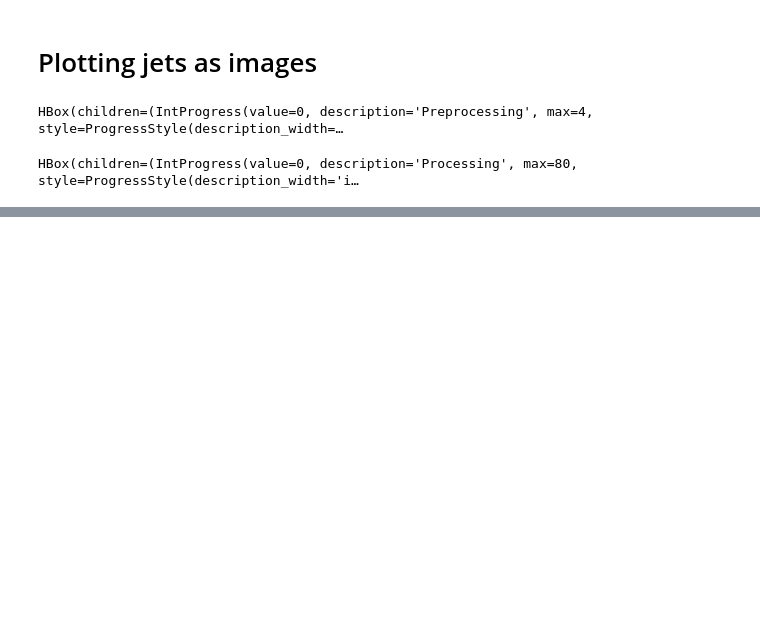
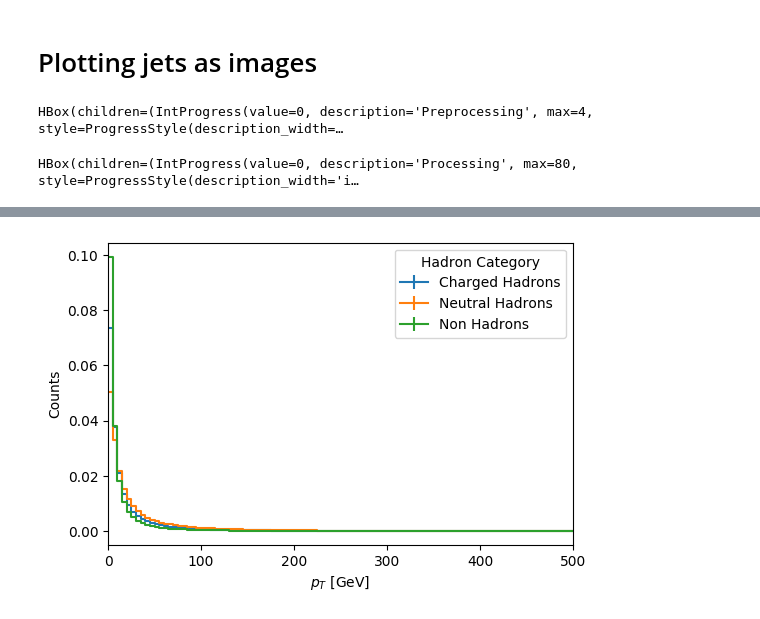
Before and after one commit to mdmorris/XAICoffea, a Jupyter notebook: ShowJets.ipynb, the cells around one changed output, grey strips where cells are left out. Saved outputs shown, nothing was run; the diff lists cells and outputs as text; code cells hidden in the pictures; blank space fills up the shorter version.

```diff
--- a/ShowJets.ipynb
+++ b/ShowJets.ipynb
@@ -310,0 +485,10 @@ fig.savefig("pt_plot.png")
+# %%
+fig, ax = hist.plotgrid(output['chPt'].integrate("dataset"), overlay="hadron", stack=False, density=True
+                                 )
+for iax in ax.flatten():
+    iax.autoscale(axis='y')
+
+fig.show()
+fig.savefig("chPt_plot.png")
+# %% [output]
+[figure, added]
```
Also changed, not shown: parts of 15 cells of this notebook.
